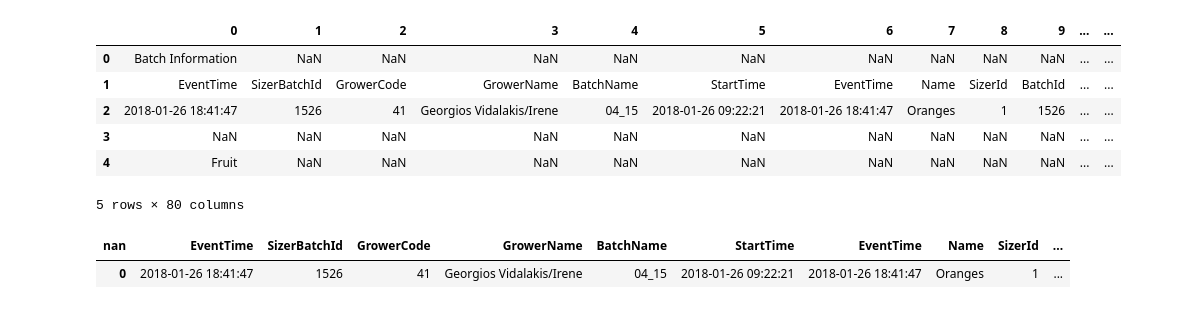
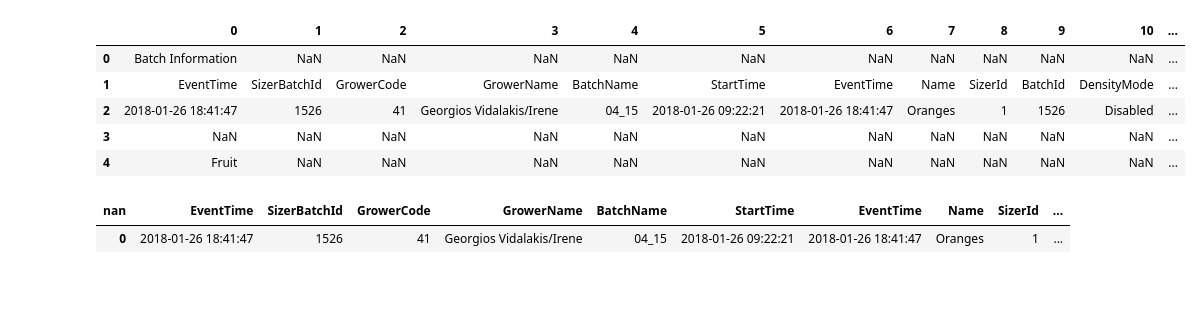
Before and after one commit to Heronalps/LREC_Project, a Jupyter notebook: LREC_Project.ipynb, the cells around one changed output. Drawn from its saved outputs; the diff is of its cells as text; code cells hidden in the pictures.

```diff
--- a/LREC_Project.ipynb
+++ b/LREC_Project.ipynb
@@ -4,16 +4,15 @@ from numpy import NAN
 from IPython.display import display
 pd.options.display.max_columns=None
 # %%
-df = pd.read_excel("./dataset/Pro_41/Merged_Fruit_logs/batch01526_merged.csv.xlsx", header = None)
+df = pd.read_excel("./dataset/Pro_41/Merged_Fruit_logs/batch01526_merged.csv.xlsx", header = None, index_col = False)
 df.head()
 # %% [output]
-|  | 0 | 1 | 2 | 3 | 4 | 5 | 6 | 7 | 8 | 9 | ... | ... |
-| 0 | Batch Information | NaN | NaN | NaN | NaN | NaN | NaN | NaN | NaN | NaN | ... | ... |
-| 1 | EventTime | SizerBatchId | GrowerCode | GrowerName | BatchName | StartTime | EventTime | Name | SizerId | BatchId | ... | ... |
-| 2 | 2018-01-26 18:41:47 | 1526 | 41 | Georgios Vidalakis/Irene | 04_15 | 2018-01-26 09:22:21 | 2018-01-26 18:41:47 | Oranges | 1 | 1526 | ... | ... |
-| 3 | NaN | NaN | NaN | NaN | NaN | NaN | NaN | NaN | NaN | NaN | ... | ... |
-| 4 | Fruit | NaN | NaN | NaN | NaN | NaN | NaN | NaN | NaN | NaN | ... | ... |
+|  | 0 | 1 | 2 | 3 | 4 | 5 | 6 | 7 | 8 | 9 | 10 | ... |
+| 0 | Batch Information | NaN | NaN | NaN | NaN | NaN | NaN | NaN | NaN | NaN | NaN | ... |
+| 1 | EventTime | SizerBatchId | GrowerCode | GrowerName | BatchName | StartTime | EventTime | Name | SizerId | BatchId | DensityMode | ... |
+| 2 | 2018-01-26 18:41:47 | 1526 | 41 | Georgios Vidalakis/Irene | 04_15 | 2018-01-26 09:22:21 | 2018-01-26 18:41:47 | Oranges | 1 | 1526 | Disabled | ... |
+| 3 | NaN | NaN | NaN | NaN | NaN | NaN | NaN | NaN | NaN | NaN | NaN | ... |
+| 4 | Fruit | NaN | NaN | NaN | NaN | NaN | NaN | NaN | NaN | NaN | NaN | ... |
-5 rows × 80 columns
 # %%
 batch_info = df.iloc[[2], 0:10] # List [2] returns dataframe, 2 returns object
 batch_info = batch_info.reset_index(drop=True)
```
Also changed, not shown: parts of 2 cells of this notebook, 2 other files.
